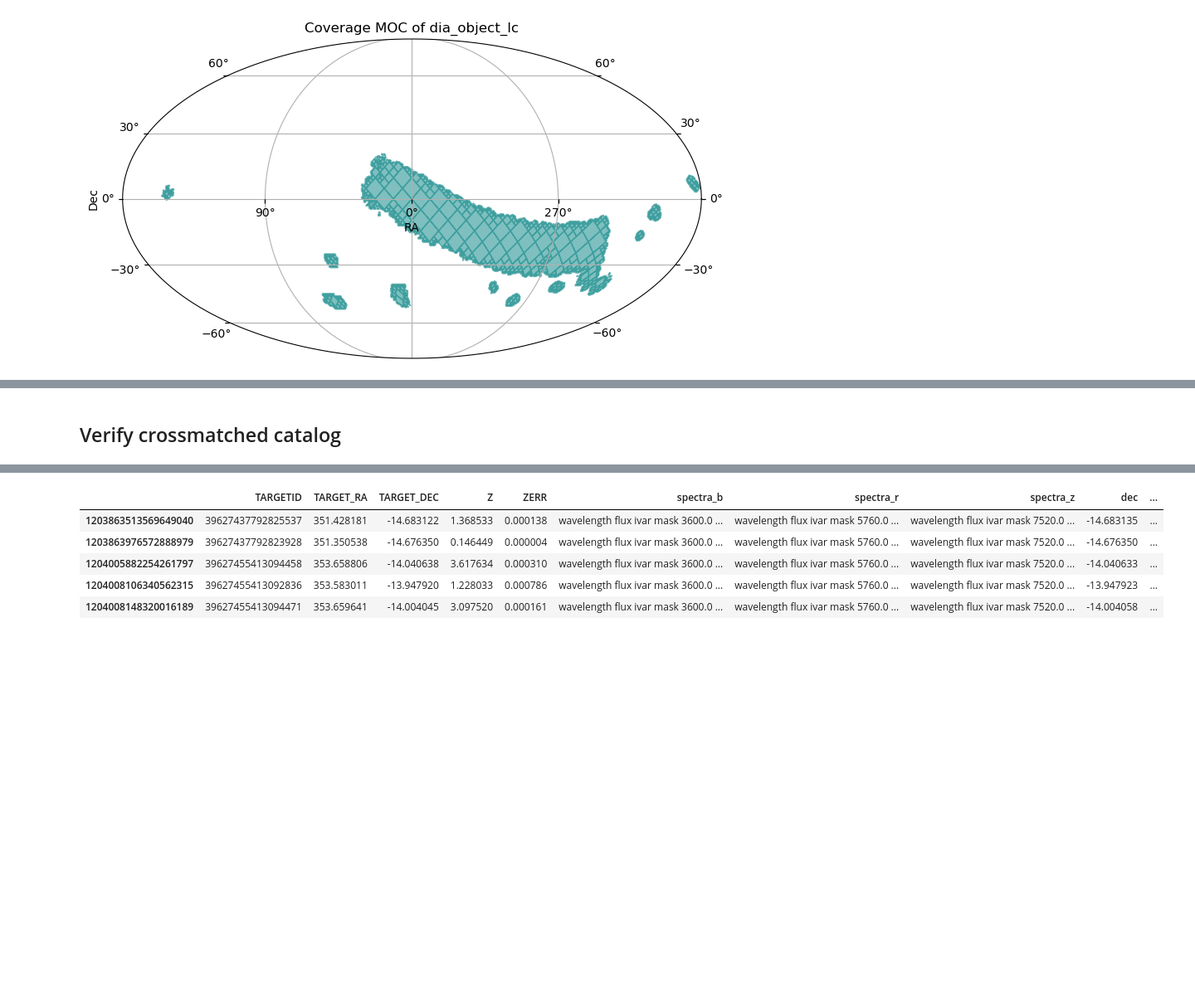
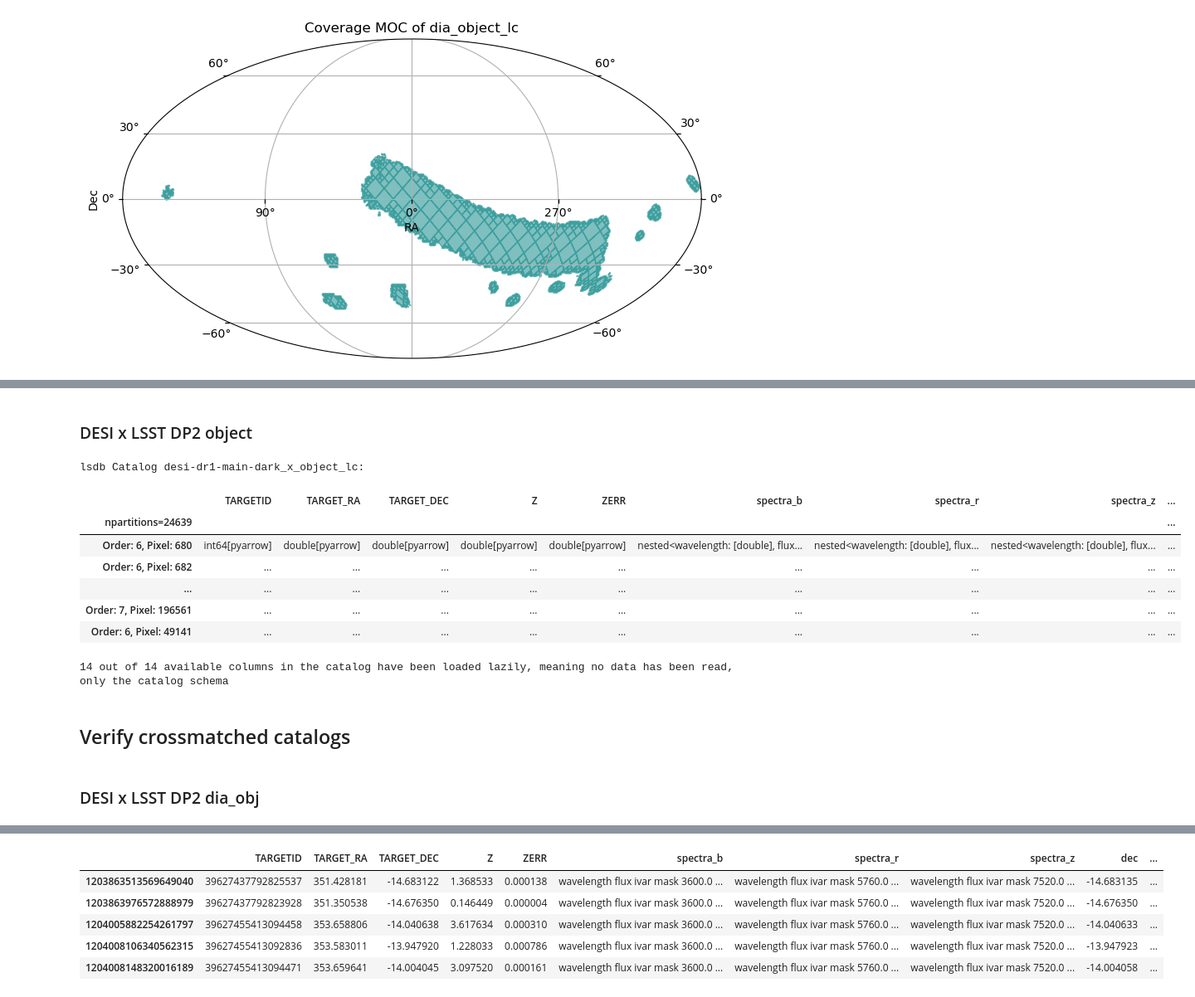
Before and after one commit to olivialynn/DESI-Crossmatch-Project, a Jupyter notebook: 05 - DESI x LSST DP2/5.0 - DESI x LSST DP2.ipynb, the cells around one changed output, grey strips where cells are left out. Shown at 83% size. Drawn from its saved outputs; the diff is of its cells as text; code cells hidden in the pictures; blank space fills up the shorter version.

```diff
--- a/05 - DESI x LSST DP2/5.0 - DESI x LSST DP2.ipynb
+++ b/05 - DESI x LSST DP2/5.0 - DESI x LSST DP2.ipynb
@@ -106,0 +163,16 @@ Crossmatch took 4m 58.8s
+# %% [markdown]
+### DESI x LSST DP2 object
+# %%
+desi_x_dp2_object = desi_cat.crossmatch(dp2_object, suffix_method="overlapping_columns", suffixes=("_desi", "_lsst_dp2"))
+# %%
+desi_x_dp2_object
+# %% [output]
+lsdb Catalog desi-dr1-main-dark_x_object_lc:
+|  | TARGETID | TARGET_RA | TARGET_DEC | Z | ZERR | spectra_b | spectra_r | spectra_z | ... |
+| npartitions=24639 |  |  |  |  |  |  |  |  | ... |
+| Order: 6, Pixel: 680 | int64[pyarrow] | double[pyarrow] | double[pyarrow] | double[pyarrow] | double[pyarrow] | nested<wavelength: [double], flux... | nested<wavelength: [double], flux... | nested<wavelength: [double], flux... | ... |
+| Order: 6, Pixel: 682 | ... | ... | ... | ... | ... | ... | ... | ... | ... |
+| ... | ... | ... | ... | ... | ... | ... | ... | ... | ... |
+| Order: 7, Pixel: 196561 | ... | ... | ... | ... | ... | ... | ... | ... | ... |
+| Order: 6, Pixel: 49141 | ... | ... | ... | ... | ... | ... | ... | ... | ... |
+14 out of 14 available columns in the catalog have been loaded lazily, meaning no data has been read, only the catalog schema
@@ -107,5 +193,7 @@ Crossmatch took 4m 58.8s
 # %% [markdown]
-## Verify crossmatched catalog
+## Verify crossmatched catalogs
+# %% [markdown]
+### DESI x LSST DP2 dia_obj
 # %%
 # Check that the catalog was written correctly
 
```
Also changed, not shown: parts of 32 cells of this notebook, 2 other files.
